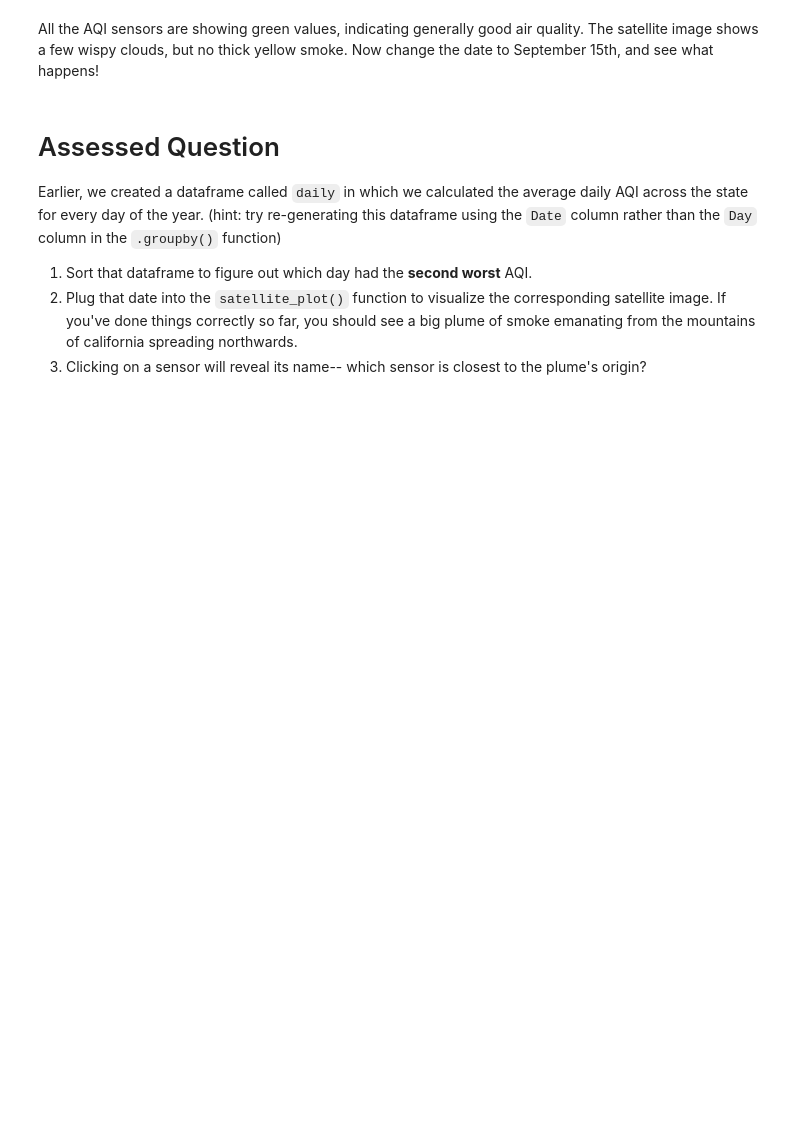
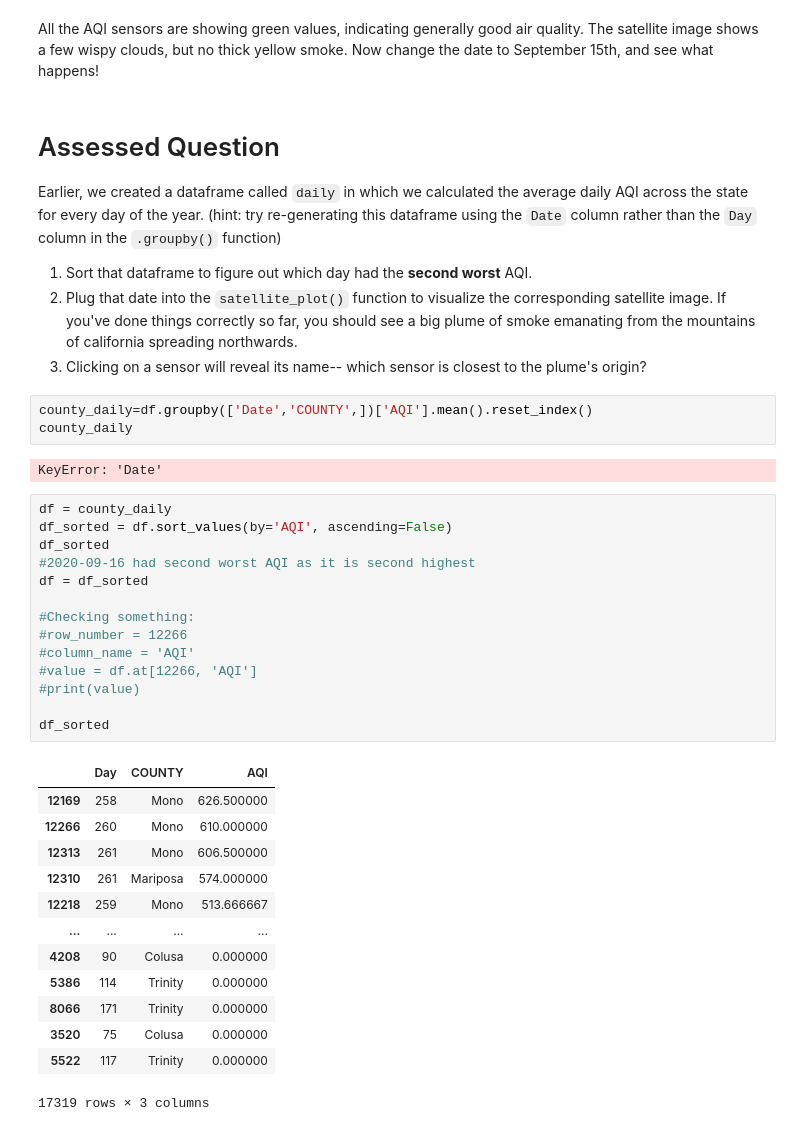
Before and after one commit to iliza5522/QM22, a Jupyter notebook: notebooks/W03. Spatial Data.ipynb, the cells around one changed output. Drawn from its saved outputs; the diff is of its cells as text; blank space fills up the shorter version.

```diff
--- a/notebooks/W03. Spatial Data.ipynb
+++ b/notebooks/W03. Spatial Data.ipynb
@@ -515,3 +515,36 @@ Earlier, we created a dataframe called `daily` in which we calculated the averag
 1. Sort that dataframe to figure out which day had the **second worst** AQI.
 2. Plug that date into the `satellite_plot()` function to visualize the corresponding satellite image. If you've done things correctly so far, you should see a big plume of smoke emanating from the mountains of california spreading northwards.
 3. Clicking on a sensor will reveal its name-- which sensor is closest to the plume's origin?
+# %%
+county_daily=df.groupby(['Date','COUNTY',])['AQI'].mean().reset_index()
+county_daily
+# %% [output]
+KeyError: 'Date'
+# %%
+df = county_daily
+df_sorted = df.sort_values(by='AQI', ascending=False)
+df_sorted
+#2020-09-16 had second worst AQI as it is second highest
+df = df_sorted
+
+#Checking something:
+#row_number = 12266
+#column_name = 'AQI'
+#value = df.at[12266, 'AQI']
+#print(value)
+
+df_sorted
+# %% [output]
+|  | Day | COUNTY | AQI |
+| 12169 | 258 | Mono | 626.500000 |
+| 12266 | 260 | Mono | 610.000000 |
+| 12313 | 261 | Mono | 606.500000 |
+| 12310 | 261 | Mariposa | 574.000000 |
+| 12218 | 259 | Mono | 513.666667 |
+| ... | ... | ... | ... |
+| 4208 | 90 | Colusa | 0.000000 |
+| 5386 | 114 | Trinity | 0.000000 |
+| 8066 | 171 | Trinity | 0.000000 |
+| 3520 | 75 | Colusa | 0.000000 |
+| 5522 | 117 | Trinity | 0.000000 |
+17319 rows × 3 columns
```
Also changed, not shown: parts of 3 cells of this notebook.
